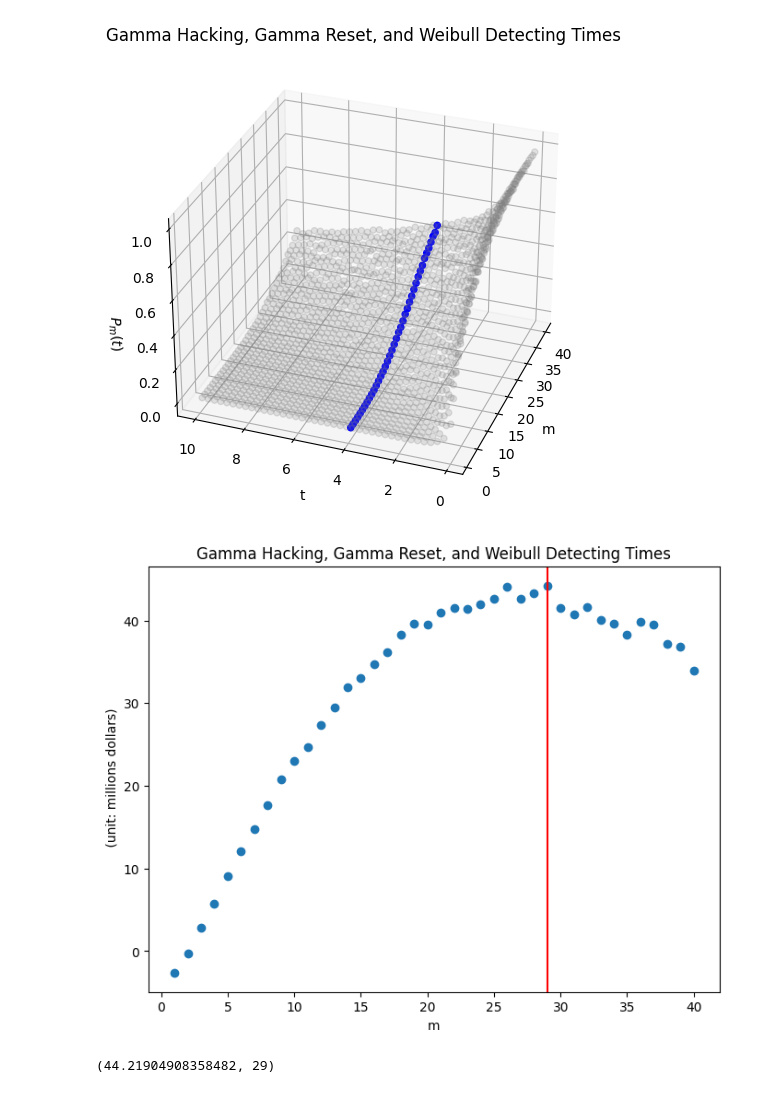
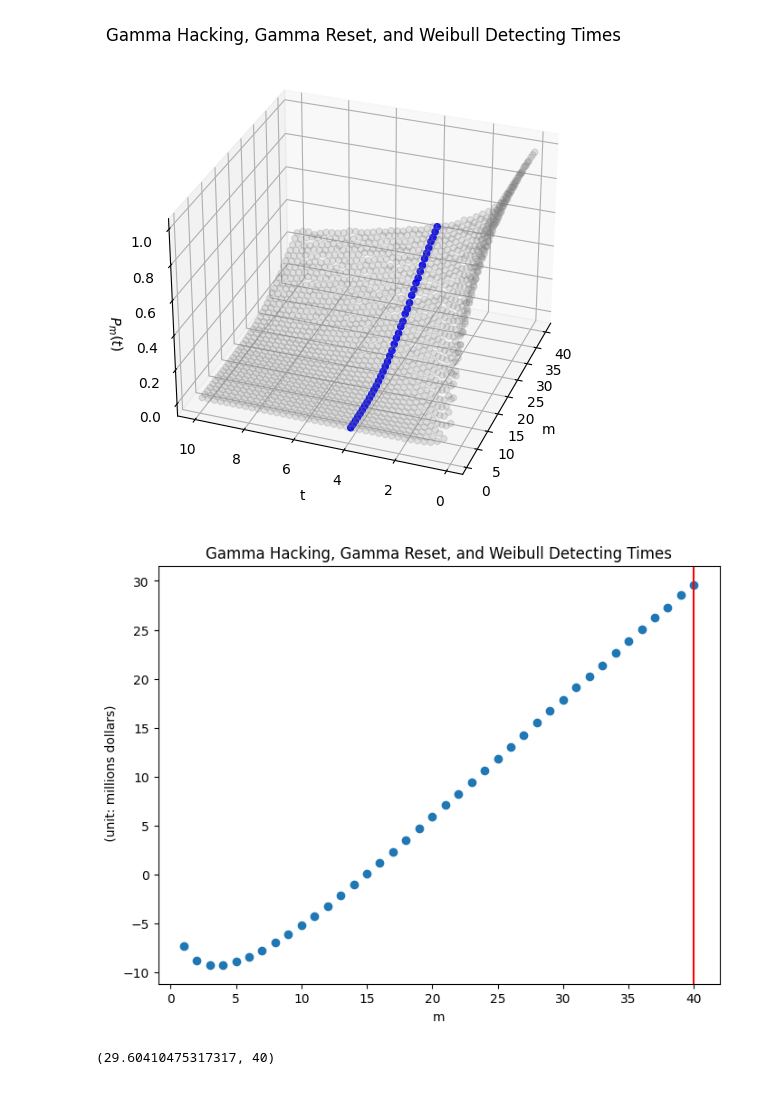
Before and after one commit to xuxiufeng/Instantaneous_and_limiting_behavior_of_an_n-node_blockchain_under_cyber_attacks_from_hackers, a Jupyter notebook: Instantaneous_and_limiting_behavior_of_an_n-node_blockchain_with_random_re-setting_times_under_cyber_attacks_from_a_single_hacker/gamma-gamma-weibull.ipynb, the cells around one changed output. Cells and saved outputs as stored; diff of their text form; code cells hidden in the pictures.

```diff
--- a/Instantaneous_and_limiting_behavior_of_an_n-node_blockchain_with_random_re-setting_times_under_cyber_attacks_from_a_single_hacker/gamma-gamma-weibull.ipynb
+++ b/Instantaneous_and_limiting_behavior_of_an_n-node_blockchain_with_random_re-setting_times_under_cyber_attacks_from_a_single_hacker/gamma-gamma-weibull.ipynb
@@ -157,18 +157,18 @@ plt.show()
 # %% [output]
 [figure]
 # %%
-expected_net_revenue = sim.E_mNR(12,9,5, m)
+expected_net_revenue = sim.E_mNR(.1, 10, 2, m, N = 10000)
 m_max = np.where(expected_net_revenue == max(expected_net_revenue))[0][0] + 1
 fig = plt.figure(figsize=(8, 6))
 plt.scatter(range(1, m+1), expected_net_revenue)
 plt.axvline(x = m_max, c='red')
 plt.xlabel(r'm')
 plt.ylabel(r' (unit: millions dollars)')
 plt.title('Gamma Hacking, Gamma Reset, and Weibull Detecting Times')
 plt.show()
 # %% [output]
-[figure, old version]
+[figure, new version]
 # %%
 max(expected_net_revenue), m_max
 # %% [output]
-(44.21904908358482, 29)
+(29.60410475317317, 40)
```
Also changed, not shown: parts of 2 cells of this notebook.
